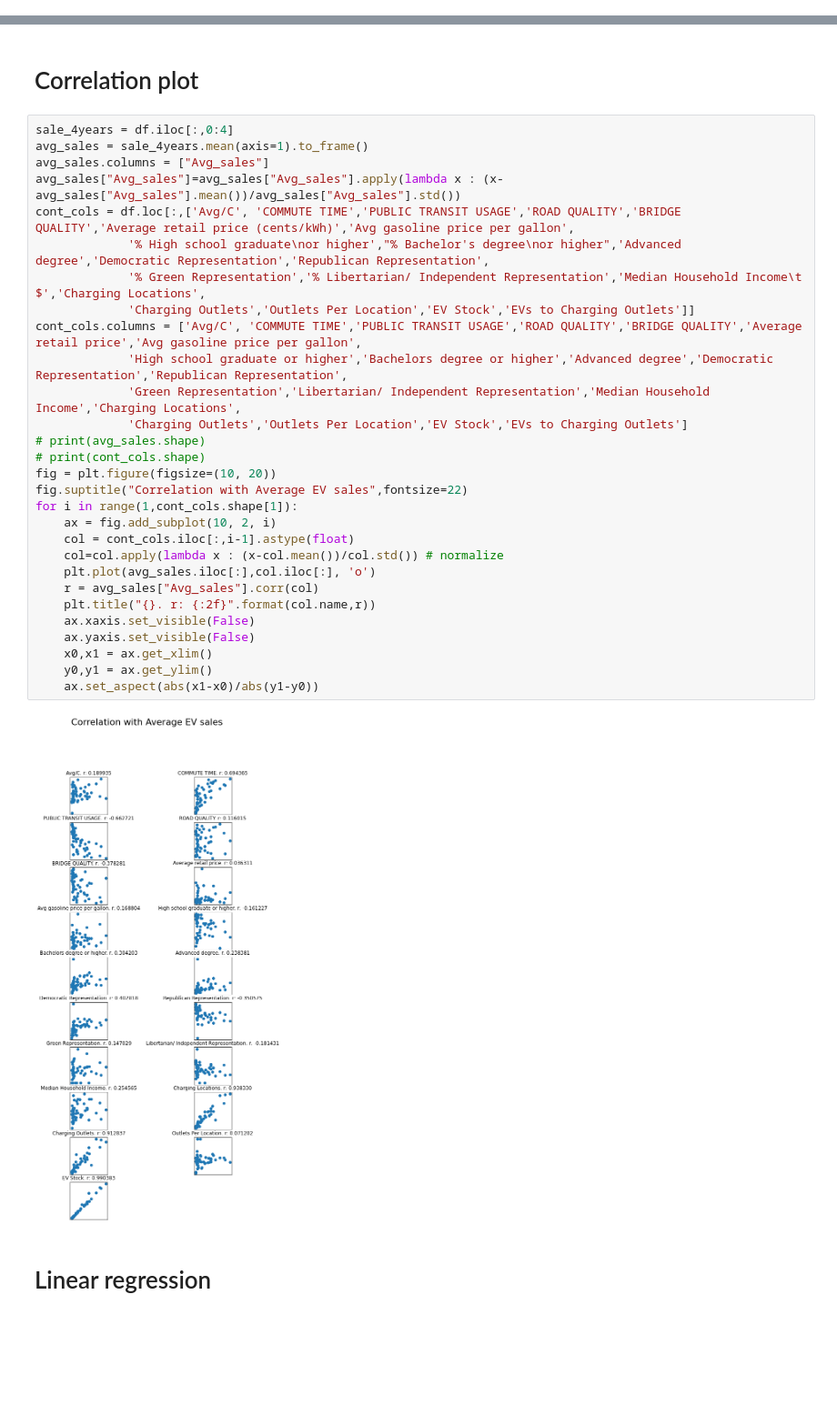
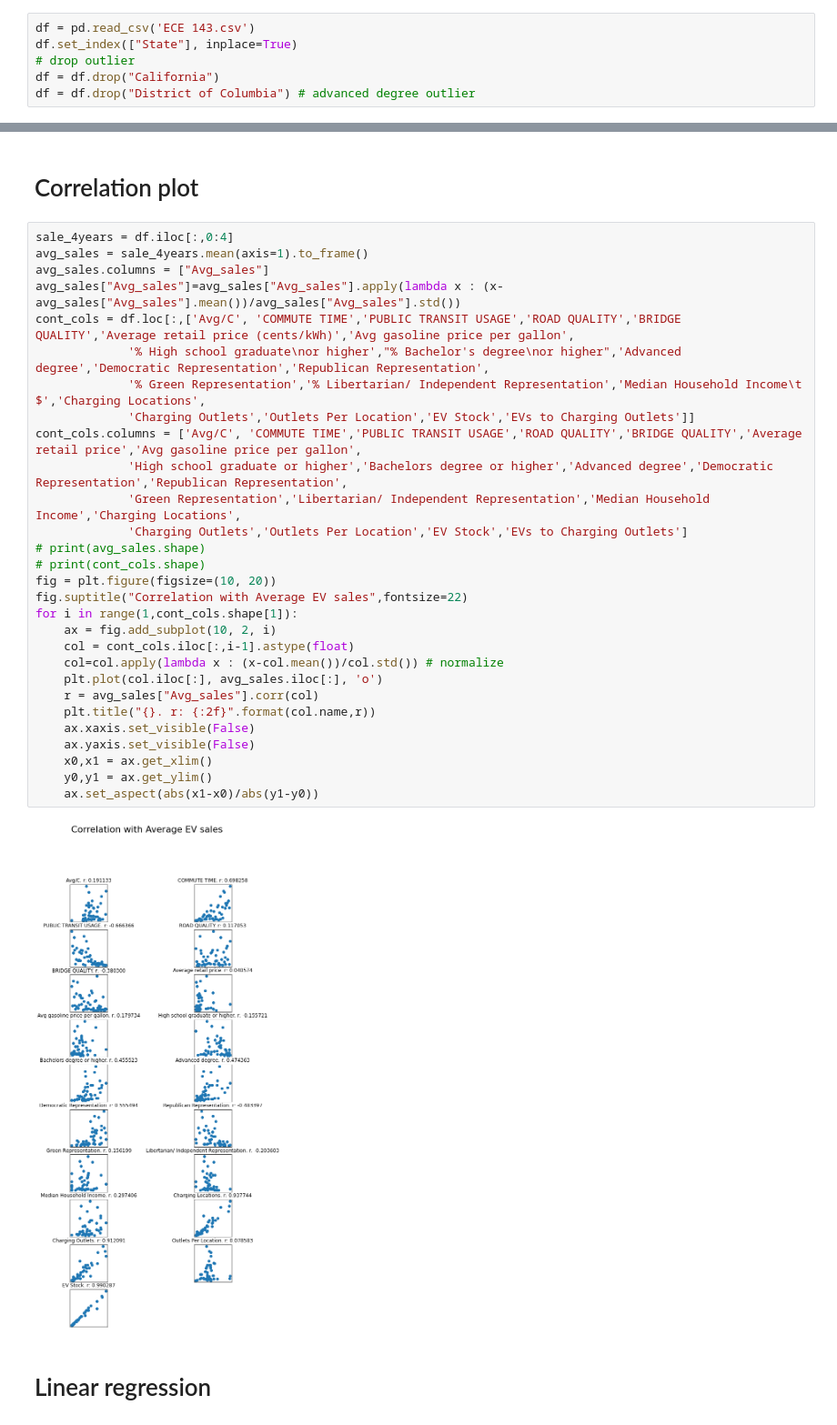
Before and after one commit to Disguiser23/ECE143-project-group11, a Jupyter notebook: data analysis and visualization.ipynb, the cells around one changed output, grey strips where cells are left out. Shown at 91% size. Cells and saved outputs as stored; diff of their text form; blank space fills up the shorter version.

```diff
--- a/data analysis and visualization.ipynb
+++ b/data analysis and visualization.ipynb
@@ -5,4 +5,10 @@ import pandas as pd
 import numpy as np
 import seaborn as sns
 import matplotlib.pyplot as plt
+# %%
+df = pd.read_csv('ECE 143.csv')
+df.set_index(["State"], inplace=True)
+# drop outlier
+df = df.drop("California")
+df = df.drop("District of Columbia") # advanced degree outlier
 # %%
@@ -79,34 +60,34 @@ sns.barplot(x='sale', y='State', hue="years",data=y)
 # %%
 sale_4years = df.iloc[:,0:4]
 avg_sales = sale_4years.mean(axis=1).to_frame()
 avg_sales.columns = ["Avg_sales"]
 avg_sales["Avg_sales"]=avg_sales["Avg_sales"].apply(lambda x : (x-avg_sales["Avg_sales"].mean())/avg_sales["Avg_sales"].std())
 cont_cols = df.loc[:,['Avg/C', 'COMMUTE TIME','PUBLIC TRANSIT USAGE','ROAD QUALITY','BRIDGE QUALITY','Average retail price (cents/kWh)','Avg gasoline price per gallon',
              '% High school graduate\nor higher',"% Bachelor's degree\nor higher",'Advanced degree','Democratic Representation','Republican Representation',
              '% Green Representation','% Libertarian/ Independent Representation','Median Household Income\t $','Charging Locations',
              'Charging Outlets','Outlets Per Location','EV Stock','EVs to Charging Outlets']]
 cont_cols.columns = ['Avg/C', 'COMMUTE TIME','PUBLIC TRANSIT USAGE','ROAD QUALITY','BRIDGE QUALITY','Average retail price','Avg gasoline price per gallon',
              'High school graduate or higher','Bachelors degree or higher','Advanced degree','Democratic Representation','Republican Representation',
              'Green Representation','Libertarian/ Independent Representation','Median Household Income','Charging Locations',
              'Charging Outlets','Outlets Per Location','EV Stock','EVs to Charging Outlets']
 # print(avg_sales.shape)
 # print(cont_cols.shape)
 fig = plt.figure(figsize=(10, 20))
 fig.suptitle("Correlation with Average EV sales",fontsize=22)
 for i in range(1,cont_cols.shape[1]):
     ax = fig.add_subplot(10, 2, i)
     col = cont_cols.iloc[:,i-1].astype(float)
     col=col.apply(lambda x : (x-col.mean())/col.std()) # normalize
-    plt.plot(avg_sales.iloc[:],col.iloc[:], 'o')
+    plt.plot(col.iloc[:], avg_sales.iloc[:], 'o')
     r = avg_sales["Avg_sales"].corr(col)
     plt.title("{}. r: {:2f}".format(col.name,r))
     ax.xaxis.set_visible(False)
     ax.yaxis.set_visible(False)
     x0,x1 = ax.get_xlim()
     y0,y1 = ax.get_ylim()
     ax.set_aspect(abs(x1-x0)/abs(y1-y0))
 # %% [output]
-[figure, old version]
+[figure, new version]
 # %% [markdown]
 # Linear regression
 # %%
```
Also changed, not shown: parts of 12 cells of this notebook.
